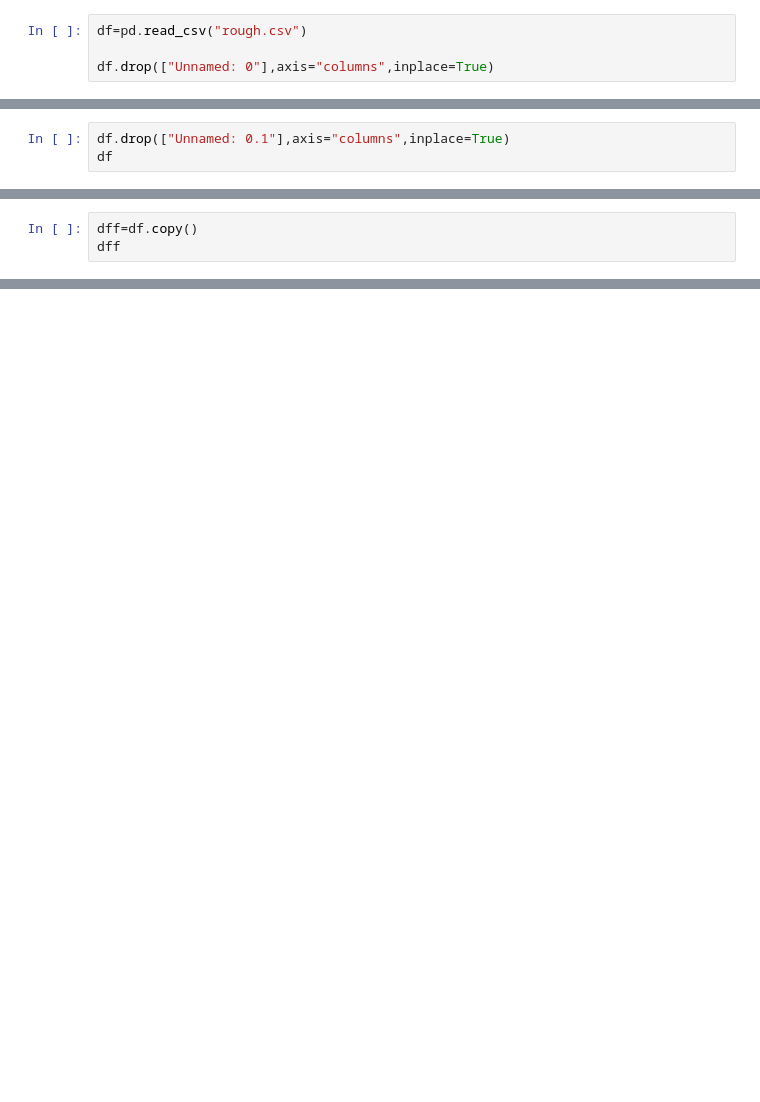
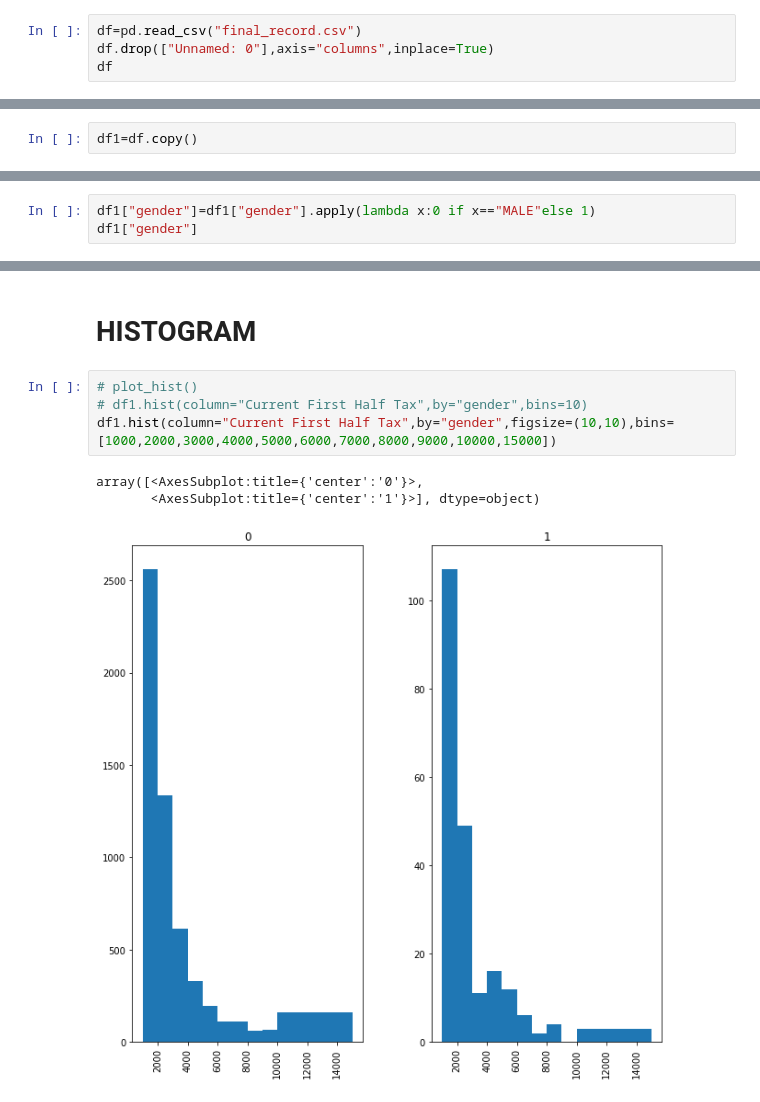
Before and after one commit to AnuravModak/data_analysis, a Jupyter notebook: Untitled.ipynb, the cells around one changed output, grey strips where cells are left out. Saved outputs shown, nothing was run; the diff lists cells and outputs as text; blank space fills up the shorter version.

```diff
--- a/Untitled.ipynb
+++ b/Untitled.ipynb
@@ -7,4 +9,4 @@ import matplotlib.pyplot as plt
 # %%
-df=pd.read_csv("rough.csv")
-
+df=pd.read_csv("final_record.csv")
 df.drop(["Unnamed: 0"],axis="columns",inplace=True)
+df
@@ -11,3 +26,0 @@ df.drop(["Unnamed: 0"],axis="columns",inplace=True)
-# %%
-df.drop(["Unnamed: 0.1"],axis="columns",inplace=True)
-df
@@ -28,3 +35,2 @@ df
 # %%
-dff=df.copy()
-dff
+df1=df.copy()
@@ -61,0 +37,3 @@ dff1
+# %%
+df1["gender"]=df1["gender"].apply(lambda x:0 if x=="MALE"else 1)
+df1["gender"]
@@ -97,0 +118,10 @@ df4
+# %% [markdown]
+# HISTOGRAM
+# %%
+# plot_hist()
+# df1.hist(column="Current First Half Tax",by="gender",bins=10)
+df1.hist(column="Current First Half Tax",by="gender",figsize=(10,10),bins=[1000,2000,3000,4000,5000,6000,7000,8000,9000,10000,15000])
+# %% [output]
+array([<AxesSubplot:title={'center':'0'}>,
+       <AxesSubplot:title={'center':'1'}>], dtype=object)
+[figure, added]
```
Also changed, not shown: parts of 31 cells of this notebook, 39 other files.
